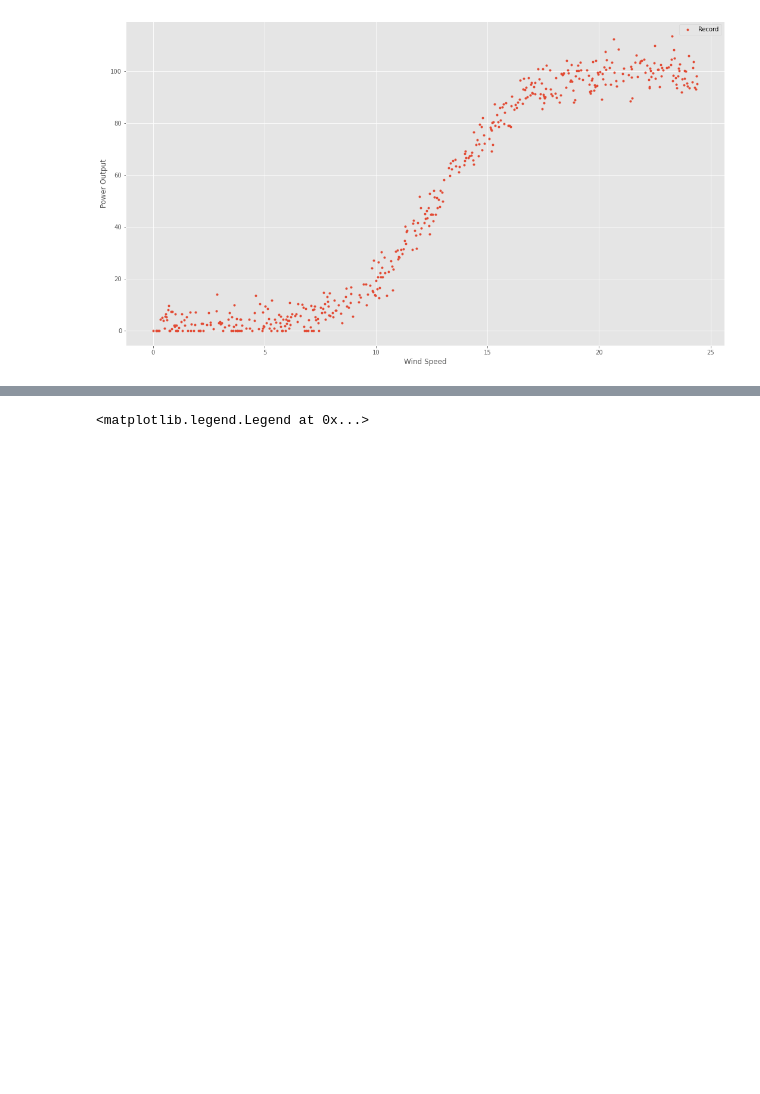
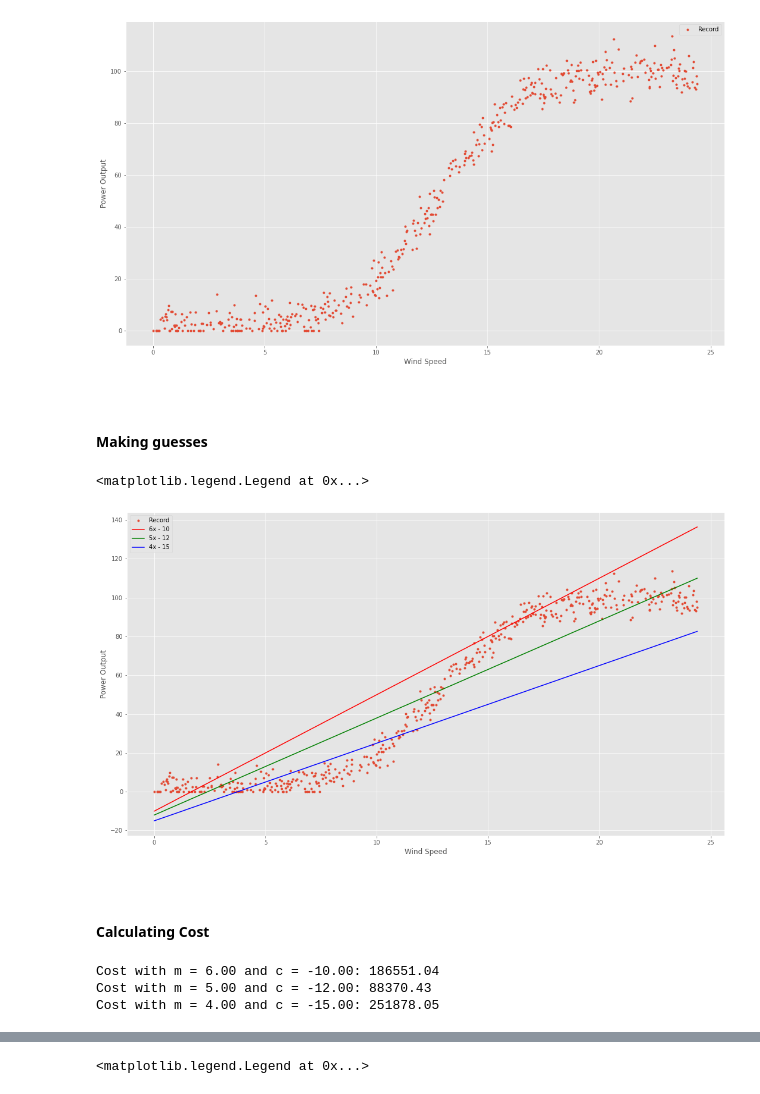
Before and after one commit to ocoleman/fundamentalsDA-project2020, a Jupyter notebook: project.ipynb, the cells around one changed output, grey strips where cells are left out. Saved outputs shown, nothing was run; the diff lists cells and outputs as text; code cells hidden in the pictures; blank space fills up the shorter version.

```diff
--- a/project.ipynb
+++ b/project.ipynb
@@ -46,3 +56,37 @@ plt.legend()
 # %% [output]
 <matplotlib.legend.Legend at 0x...>
 [figure]
+# %% [markdown]
+<br>
+
+#### Making guesses
+# %%
+#Plotting the full dataset
+plt.plot(x, y,'.', label="Record")
+plt.plot(x, 6.0 * x - 10.0, 'r-', label="6x - 10")
+plt.plot(x, 5.0 * x -  12.0, 'g-', label="5x - 12")
+plt.plot(x, 4.0 * x - 15.0, 'b-', label="4x - 15")
+# Add axis labels and a legend.
+plt.xlabel('Wind Speed')
+plt.ylabel('Power Output')
+plt.legend()
+# %% [output]
+<matplotlib.legend.Legend at 0x...>
+[figure, added]
+# %% [markdown]
+<br>
+
+#### Calculating Cost
+# %%
+# Calculate the cost of the lines above for the data above.
+
+cost = lambda m,c: np.sum([(y[i] - m * x[i] - c)**2 for i in range(x.size)])
+
+
+print("Cost with m =%5.2f and c = %5.2f: %8.2f" % (6.0, -10.0, cost(6.0, -10.0)))
+print("Cost with m =%5.2f and c = %5.2f: %8.2f" % (5.0,  -12.0, cost(5.0, -12.0)))
+print("Cost with m =%5.2f and c = %5.2f: %8.2f" % (4.0, -15.0, cost(4.0, -15.0)))
+# %% [output]
+Cost with m = 6.00 and c = -10.00: 186551.04
+Cost with m = 5.00 and c = -12.00: 88370.43
+Cost with m = 4.00 and c = -15.00: 251878.05
```
Also changed, not shown: parts of 15 cells of this notebook.
